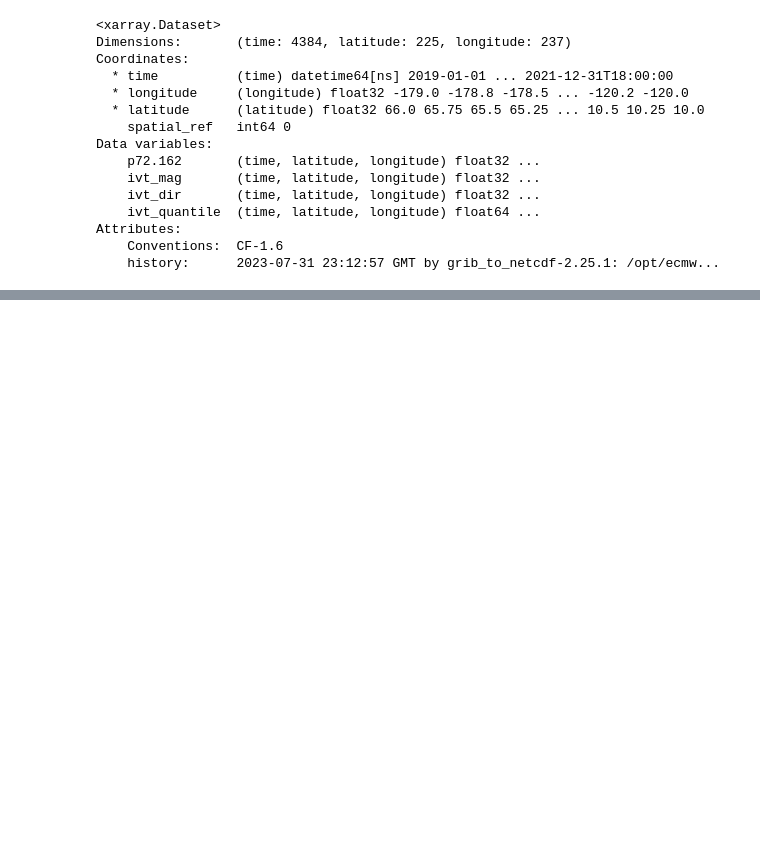
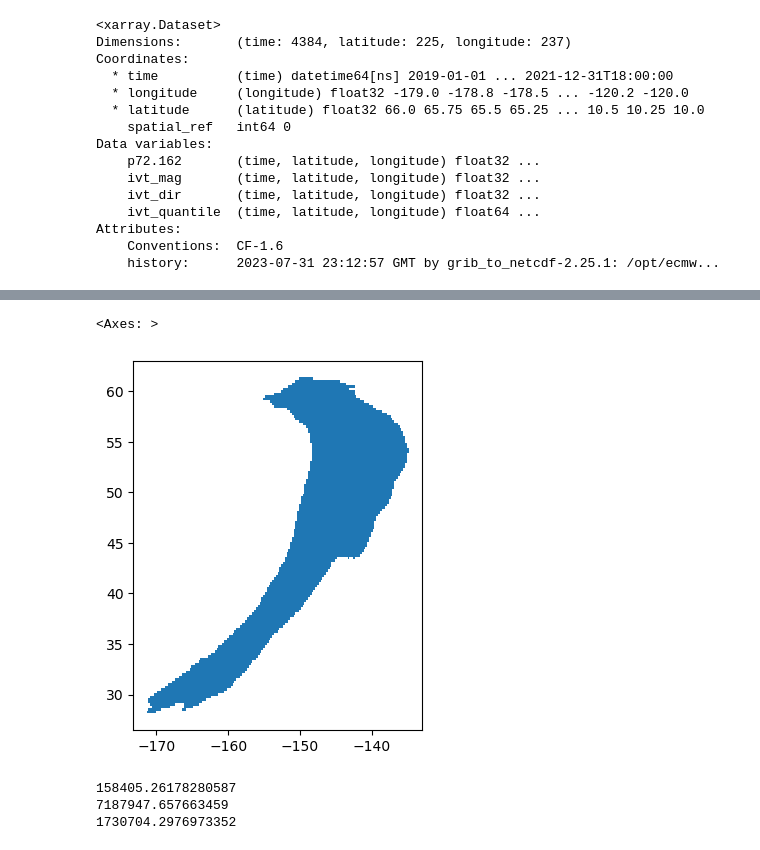
Before and after one commit to ua-snap/ar_avalanche, a Jupyter notebook: AR_detection.ipynb, the cells around one changed output, grey strips where cells are left out. Saved outputs shown, nothing was run; the diff lists cells and outputs as text; code cells hidden in the pictures; blank space fills up the shorter version.

```diff
--- a/AR_detection.ipynb
+++ b/AR_detection.ipynb
@@ -133,0 +149,4 @@ create_shapefile(output_ar_gdf, shp_fp)
+# %%
+%%time
+#create a master geodataframe of filtered ARs
+gdf = create_geodataframe_with_all_ars(output_ars, ar_di, labeled_regions, ivt_ds)
@@ -134,2 +160,7 @@ create_shapefile(output_ar_gdf, shp_fp)
 # %%
 ivt_ds.close()
+# %%
+#checking out the Haines 2020 AR event....the region property values seems reasonable when compared to the image!
+display(gdf.loc[gdf['time']=='2020-12-01T00:00:00.000000000'])
+gdf.loc[gdf['time']=='2020-12-01T00:00:00.000000000', 'geometry'].plot()
+# %% [output]
@@ -135,0 +169,2 @@ ivt_ds.close()
+<Axes: >
+[figure, added]
@@ -135,0 +176,9 @@ ivt_ds.close()
+# %%
+#get range of polygon areas
+print(gdf['espg3338_area_km2'].min())
+print(gdf['espg3338_area_km2'].max())
+print(gdf['espg3338_area_km2'].median())
+# %% [output]
+158405.26178280587
+7187947.657663459
+1730704.2976973352
```
Also changed, not shown: parts of 17 cells of this notebook, 1 other file.
